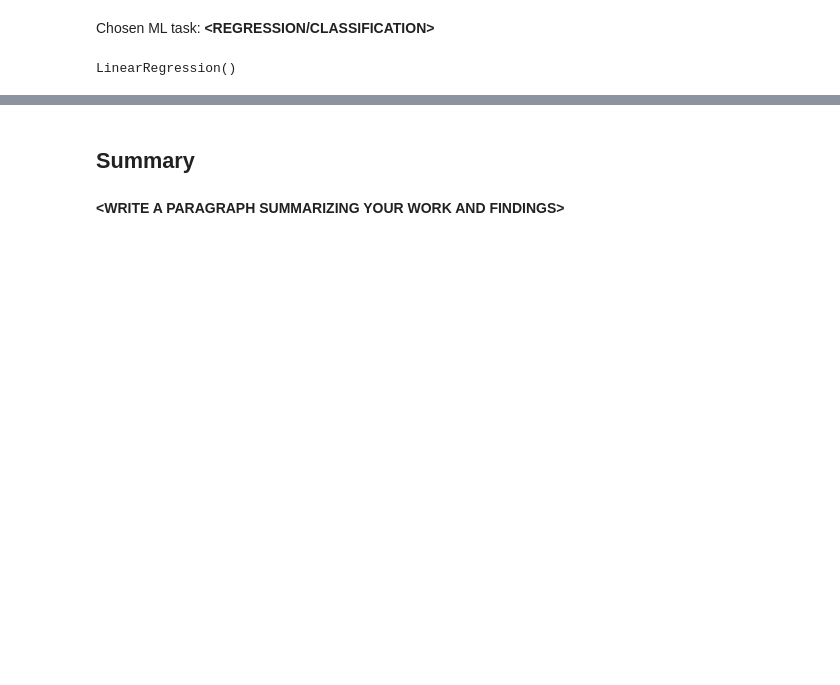
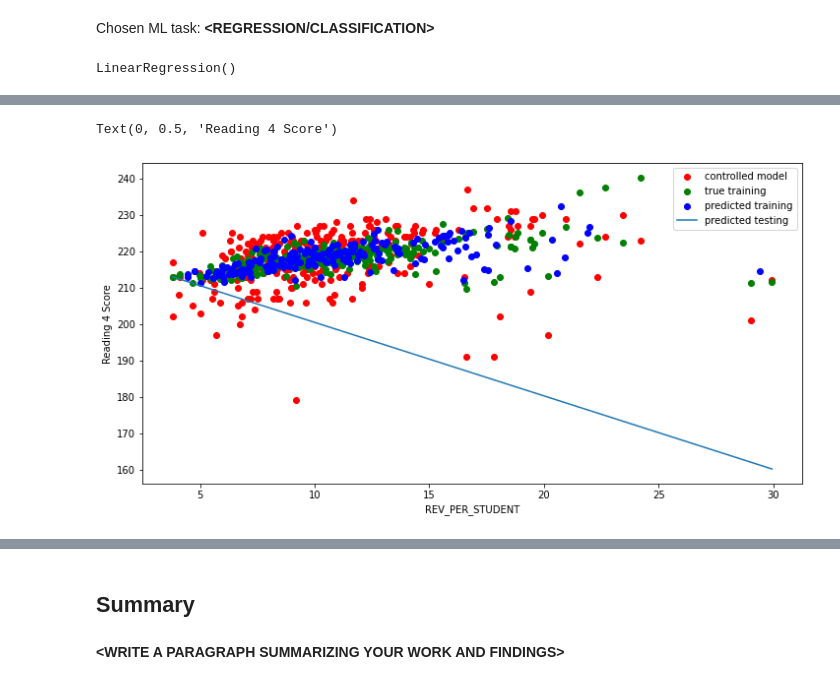
Before and after one commit to sunspara/MDSTCheckpoints, a Jupyter notebook: checkpoint2/checkpoint2.ipynb, the cells around one changed output, grey strips where cells are left out. Cells and saved outputs as stored; diff of their text form; code cells hidden in the pictures; blank space fills up the shorter version.

```diff
--- a/checkpoint2/checkpoint2.ipynb
+++ b/checkpoint2/checkpoint2.ipynb
@@ -139,7 +141,7 @@ _Use this space to create train/test data_
 # %%
 from sklearn.model_selection import train_test_split
 # %%
-X = df[['AVG_READING_8_SCORE','INSTRUCTION_EXPENDITURE_PER_STUDENT','YEAR']].dropna()
+X = df[['REV_PER_STUDENT','INSTRUCTION_EXPENDITURE_PER_STUDENT','YEAR']].dropna()
 y = df.loc[X.index]['AVG_READING_4_SCORE']
 # %%
 X_train, X_test, y_train, y_test = train_test_split(
@@ -169,22 +197,25 @@ plot_confusion_matrix(model, X_test, y_test,
 # %%
 # FOR REGRESSION ONLY: (pick a single column to visualize results)
 
 # Results from this graph _should not_ be used as a part of your results -- it is just here to help with intuition.
 # Instead, look at the error values and individual intercepts.
 
 
-col_name = ??
+col_name = 'REV_PER_STUDENT'
 col_index = X_train.columns.get_loc(col_name)
 
 f = plt.figure(figsize=(12,6))
 plt.scatter(X_train[col_name], y_train, color = "red")
 plt.scatter(X_train[col_name], model.predict(X_train), color = "green")
 plt.scatter(X_test[col_name], model.predict(X_test), color = "blue")
 
 new_x = np.linspace(X_train[col_name].min(),X_train[col_name].max(),200)
 intercept = model.predict([X_train.sort_values(col_name).iloc[0]]) - X_train[col_name].min()*model.coef_[col_index]
 plt.plot(new_x, intercept+new_x*model.coef_[col_index])
 
 plt.legend(['controlled model','true training','predicted training','predicted testing'])
 plt.xlabel(col_name)
-plt.ylabel(??)
+plt.ylabel('Reading 4 Score')
+# %% [output]
+Text(0, 0.5, 'Reading 4 Score')
+[figure, added]
```
Also changed, not shown: parts of 9 cells of this notebook.
